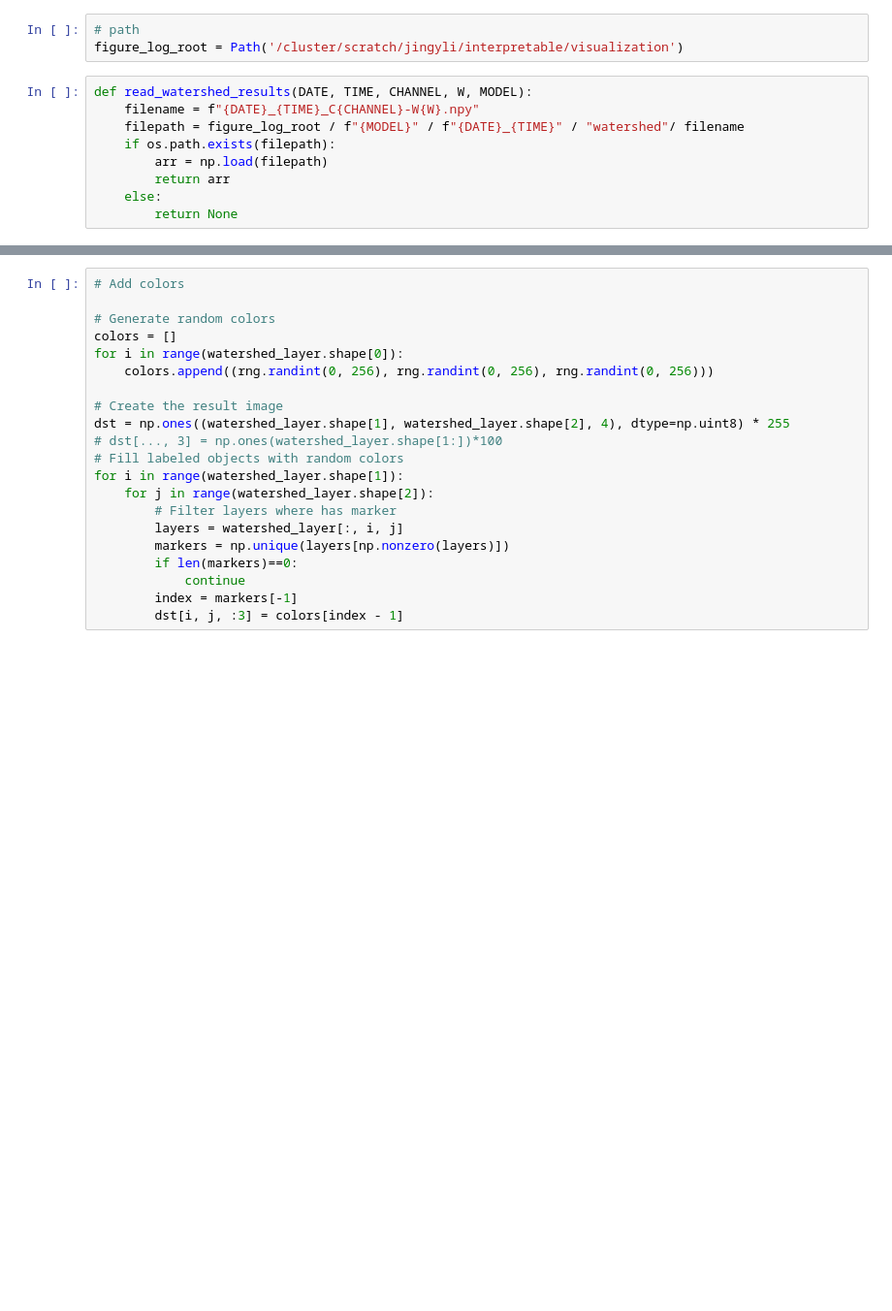
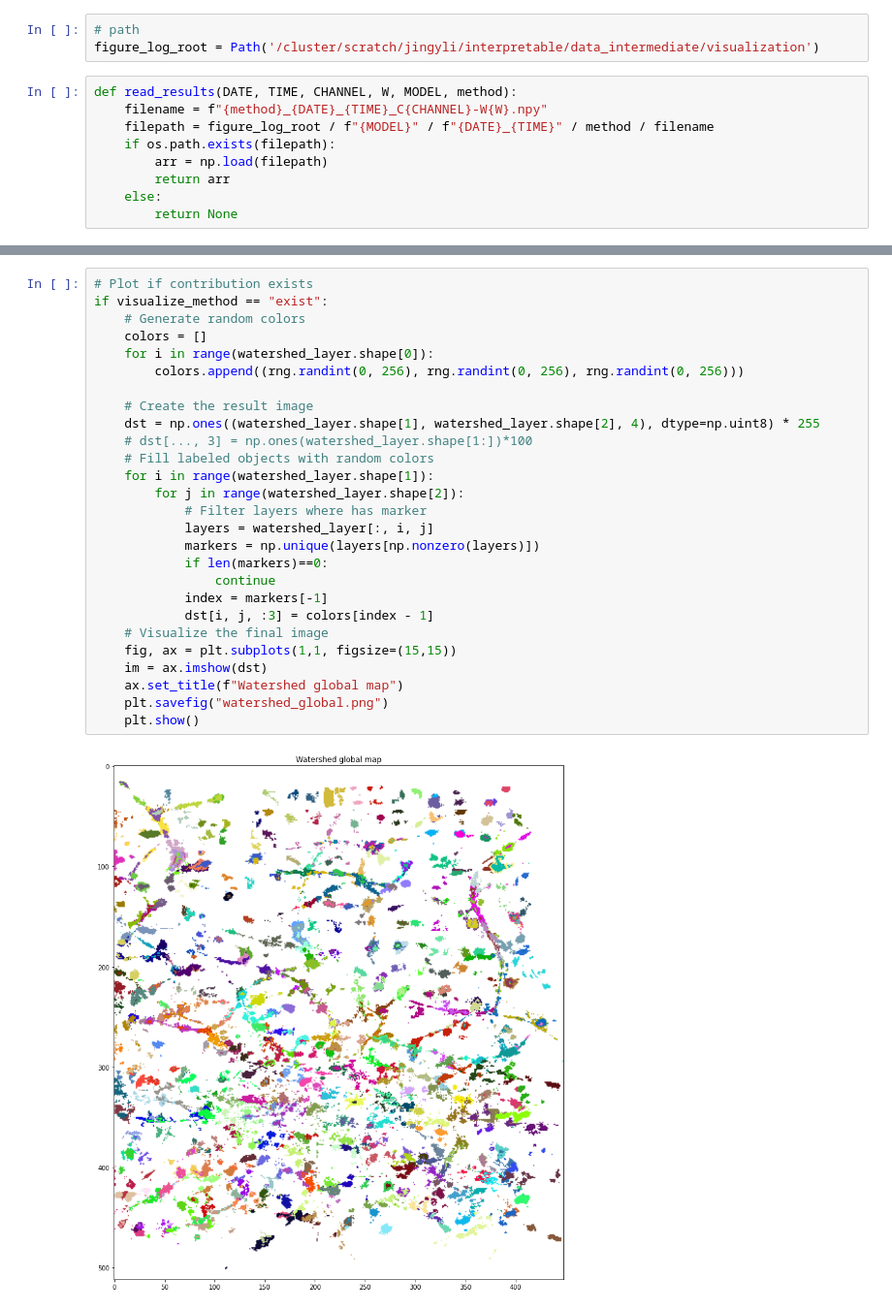
Before and after one commit to jingyan-li/understanding-unet, a Jupyter notebook: spatial/notebooks/watershed_map_allwindows.ipynb, the cells around one changed output, grey strips where cells are left out. Shown at 97% size. Drawn from its saved outputs; the diff is of its cells as text; blank space fills up the shorter version.

Commit message:
aggregate global map

```diff
--- a/spatial/notebooks/watershed_map_allwindows.ipynb
+++ b/spatial/notebooks/watershed_map_allwindows.ipynb
@@ -11,10 +20,10 @@ rng.seed(12345)
 # %%
 # path
-figure_log_root = Path('/cluster/scratch/jingyli/interpretable/visualization')
+figure_log_root = Path('/cluster/scratch/jingyli/interpretable/data_intermediate/visualization')
 # %%
-def read_watershed_results(DATE, TIME, CHANNEL, W, MODEL):
-    filename = f"{DATE}_{TIME}_C{CHANNEL}-W{W}.npy"
-    filepath = figure_log_root / f"{MODEL}" / f"{DATE}_{TIME}" / "watershed"/ filename
+def read_results(DATE, TIME, CHANNEL, W, MODEL, method):
+    filename = f"{method}_{DATE}_{TIME}_C{CHANNEL}-W{W}.npy"
+    filepath = figure_log_root / f"{MODEL}" / f"{DATE}_{TIME}" / method / filename
     if os.path.exists(filepath):
         arr = np.load(filepath)
         return arr
@@ -53,21 +73,29 @@ np.unique(watershed_layer, return_counts=True)
 # %%
-# Add colors
+# Plot if contribution exists
+if visualize_method == "exist":
+    # Generate random colors
+    colors = []
+    for i in range(watershed_layer.shape[0]):
+        colors.append((rng.randint(0, 256), rng.randint(0, 256), rng.randint(0, 256)))
 
-# Generate random colors
-colors = []
-for i in range(watershed_layer.shape[0]):
-    colors.append((rng.randint(0, 256), rng.randint(0, 256), rng.randint(0, 256)))
-
-# Create the result image
-dst = np.ones((watershed_layer.shape[1], watershed_layer.shape[2], 4), dtype=np.uint8) * 255
-# dst[..., 3] = np.ones(watershed_layer.shape[1:])*100
-# Fill labeled objects with random colors
-for i in range(watershed_layer.shape[1]):
-    for j in range(watershed_layer.shape[2]):
-        # Filter layers where has marker
-        layers = watershed_layer[:, i, j]
-        markers = np.unique(layers[np.nonzero(layers)])
-        if len(markers)==0:
-            continue
-        index = markers[-1]
-        dst[i, j, :3] = colors[index - 1]
+    # Create the result image
+    dst = np.ones((watershed_layer.shape[1], watershed_layer.shape[2], 4), dtype=np.uint8) * 255
+    # dst[..., 3] = np.ones(watershed_layer.shape[1:])*100
+    # Fill labeled objects with random colors
+    for i in range(watershed_layer.shape[1]):
+        for j in range(watershed_layer.shape[2]):
+            # Filter layers where has marker
+            layers = watershed_layer[:, i, j]
+            markers = np.unique(layers[np.nonzero(layers)])
+            if len(markers)==0:
+                continue
+            index = markers[-1]
+            dst[i, j, :3] = colors[index - 1]
+    # Visualize the final image
+    fig, ax = plt.subplots(1,1, figsize=(15,15))
+    im = ax.imshow(dst)
+    ax.set_title(f"Watershed global map")
+    plt.savefig("watershed_global.png")
+    plt.show()
+# %% [output]
+[figure, added]
```
Also changed, not shown: parts of 5 cells of this notebook, 4 other files.
